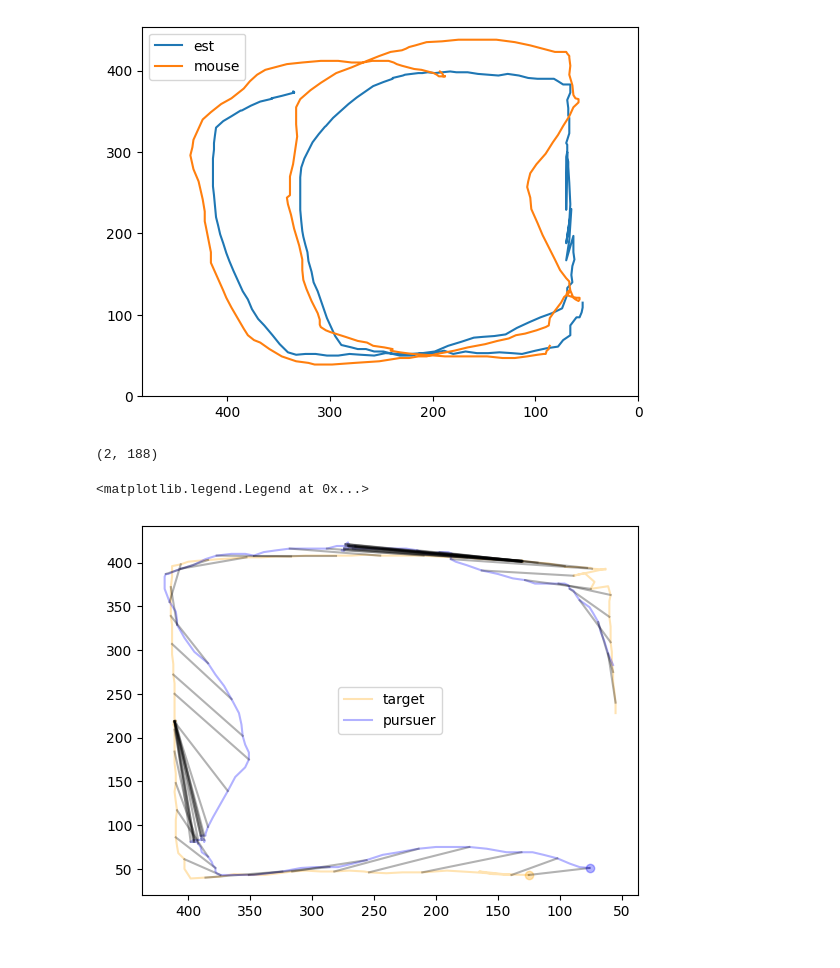
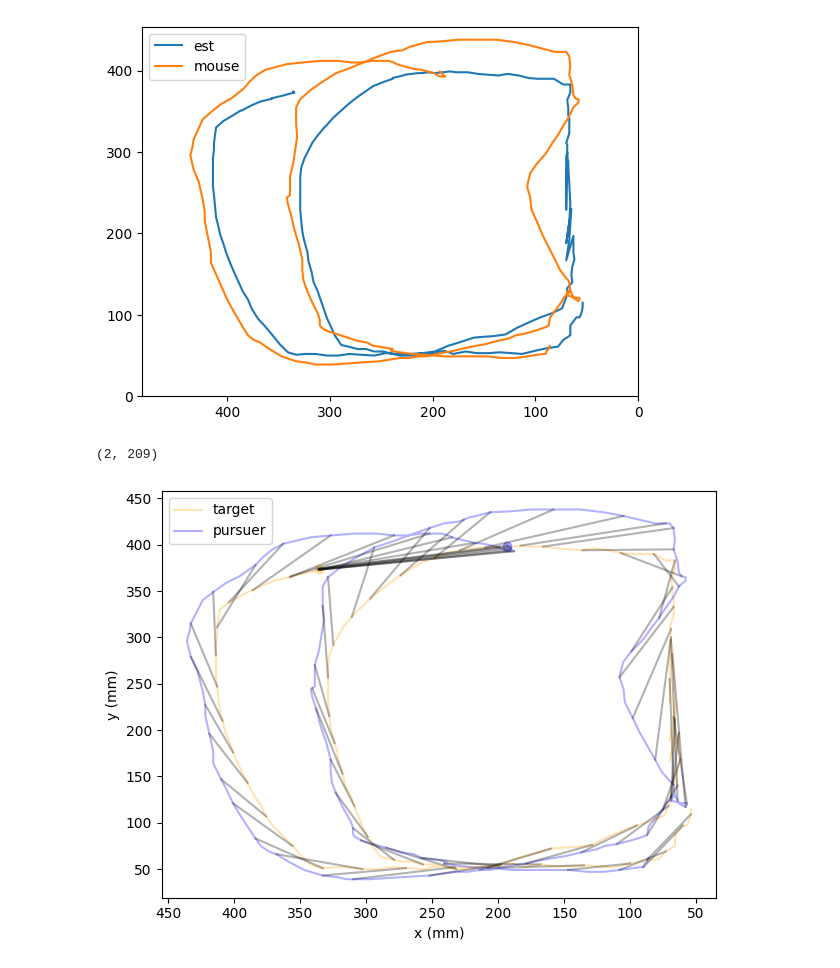
Before and after one commit to haohao1331/rot2-project, a Jupyter notebook: exploring/2024-03-18_trajectory_plots.ipynb, the cells around one changed output. Drawn from its saved outputs; the diff is of its cells as text; code cells hidden in the pictures.

Commit message:
plotting and report writting

```diff
--- a/exploring/2024-03-18_trajectory_plots.ipynb
+++ b/exploring/2024-03-18_trajectory_plots.ipynb
@@ -23,13 +31,15 @@ def plot_traintracks(pos, target_positions, ax, crossties=False):
                 [pos[0][xtie_ind], target_positions[0][xtie_ind]],
                 [pos[1][xtie_ind], target_positions[1][xtie_ind]],
                 c="k", alpha=0.3)
+    return ax
 # %%
 video_file = Path('/Users/yefan/Desktop/rot2/rot2-project/data/2024-03-18_SC22/3-18_SC22.avi')
-df = pd.read_pickle('/Users/yefan/Desktop/rot2/rot2-project/data/2024-03-19_trajectory_analysis/03-18_SC22_trial3.pkl')
+df = pd.read_pickle('/Users/yefan/Desktop/rot2/rot2-project/data/2024-03-19_trajectory_analysis/03-18_SC22_trial2.pkl')
 end_timestamp = 1710819720.36219    # 3-18_SC22
 # end_timestamp = 1710821180.7162201    # 3-18_SC23
-start_time_ = 15, 30
-end_time_ = 15, 39
+# end_timestamp = 1710729994.671818    # 3-17_SC22
+start_time_ = 3, 35
+end_time_ = 3, 45
 output_dir = Path('/Users/yefan/Desktop/rot2/rot2-project/data/2024-03-19_clips_movies')
 
 video = cv2.VideoCapture(str(video_file))
@@ -69,10 +79,15 @@ plt.legend()
 # %%
 fig, ax = plt.subplots()
 plot_traintracks(mouse_pos[start_index:end_index].T, chip_pos[start_index:end_index].T, ax, crossties=True)
 ax.legend()
+ax.set_xlabel('x (mm)')
+ax.set_ylabel('y (mm)')
+# ax.set_xlim([0, 483])
+# ax.set_ylim([0, 454])
+# ax.invert_xaxis()
+fig.tight_layout()
 # %% [output]
-(2, 188)
+(2, 209)
-<matplotlib.legend.Legend at 0x...>
-[figure, old version]
+[figure, new version]
 # %%
 fig.savefig(output_dir / f'{video_file.stem}_{start_time_[0]}.{start_time_[1]}-{end_time_[0]}.{end_time_[1]}.png')
```
Also changed, not shown: parts of 2 cells of this notebook, 6 other files.
